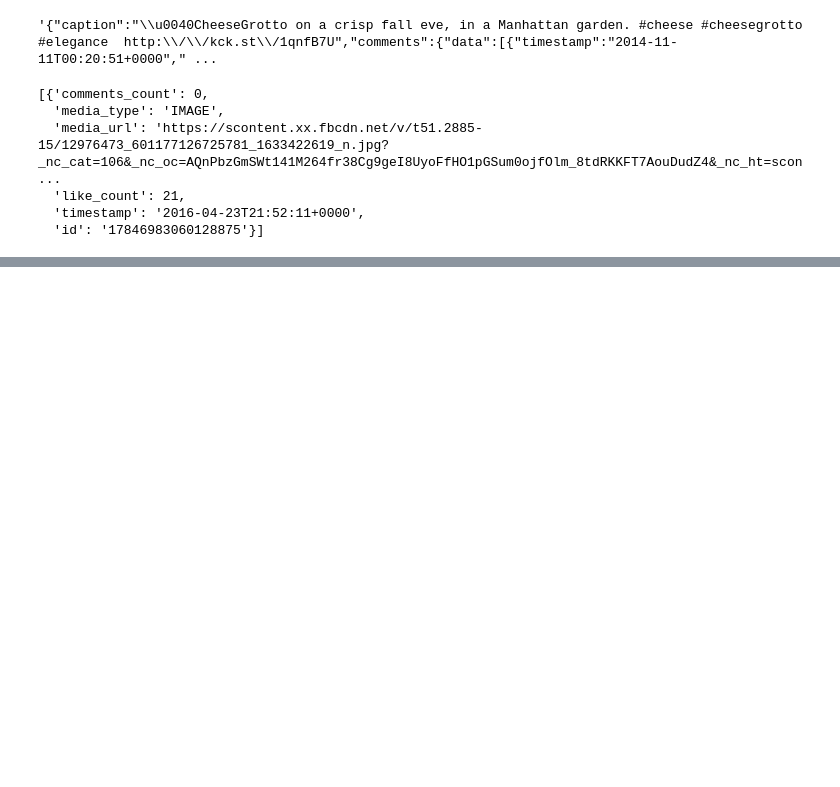
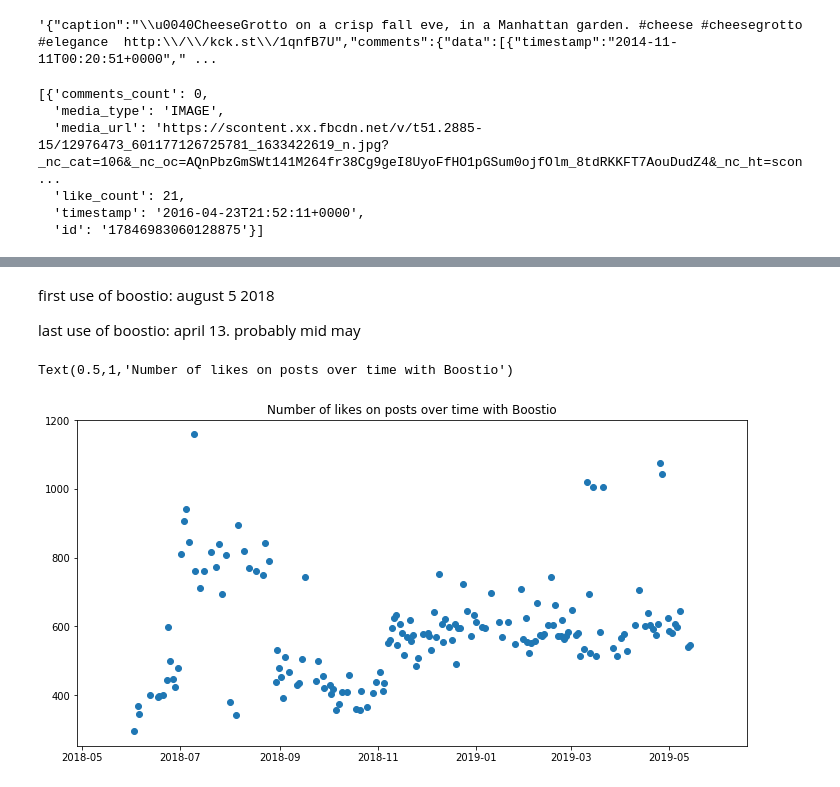
Before and after one commit to ssrosa/grotto, a Jupyter notebook: index.ipynb, the cells around one changed output, grey strips where cells are left out. Drawn from its saved outputs; the diff is of its cells as text; code cells hidden in the pictures; blank space fills up the shorter version.

```diff
--- a/index.ipynb
+++ b/index.ipynb
@@ -153,0 +171,13 @@ df[]
+# %% [markdown]
+first use of boostio: august 5 2018
+
+last use of boostio: april 13. probably mid may
+# %%
+#Drop the outliers that float lower than the rest
+boostio = boostio[boostio['like_count'] > 200]
+fig = plt.figure(figsize = (12,6))
+plt.scatter(boostio.index, boostio['like_count'])
+plt.title('Number of likes on posts over time with Boostio')
+# %% [output]
+Text(0.5,1,'Number of likes on posts over time with Boostio')
+[figure, added]
```
Also changed, not shown: parts of 16 cells of this notebook.
